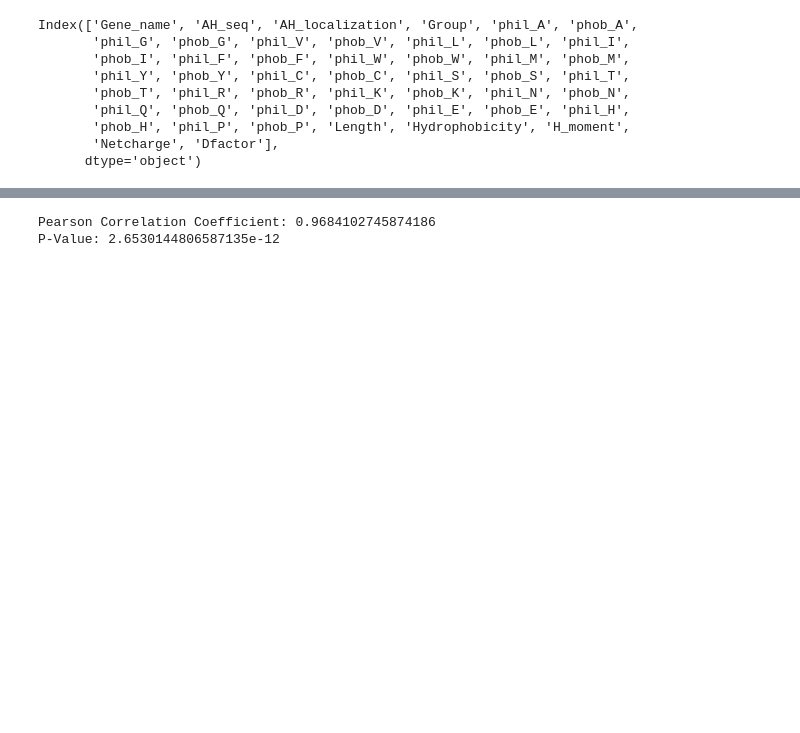
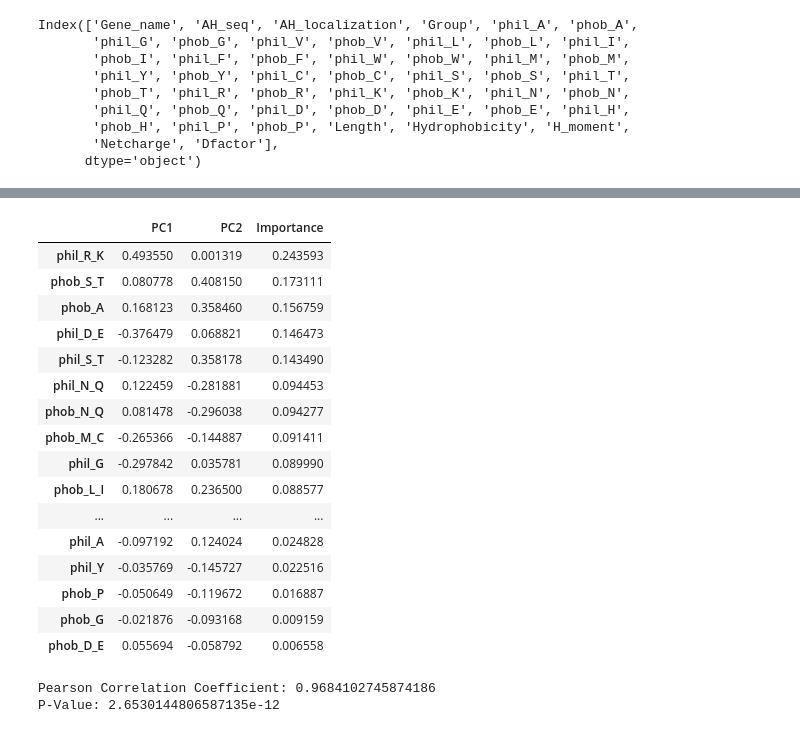
Before and after one commit to shokenlee/AH_AAcomposition, a Jupyter notebook: LDA.ipynb, the cells around one changed output, grey strips where cells are left out. Drawn from its saved outputs; the diff is of its cells as text; code cells hidden in the pictures; blank space fills up the shorter version.

```diff
--- a/LDA.ipynb
+++ b/LDA.ipynb
@@ -107,3 +136,33 @@ phil_P              -4.320653              -4.111268
+# %%
+# Extract the loadings (coefficients) of the original features in the principal components
+loadings = pca.components_.T
+
+# Convert loadings to DataFrame for better readability
+loadings_df = pd.DataFrame(loadings, index=features.columns, columns=['PC1', 'PC2'])
+
+# Calculate the importance of each feature in terms of variance explained
+# Sum of squared loadings for PC1 and PC2
+loadings_df['Importance'] = loadings_df[['PC1', 'PC2']].apply(lambda x: x**2).sum(axis=1)
+
+loadings_df.sort_values(by='Importance', ascending=False)
+# %% [output]
+|  | PC1 | PC2 | Importance |
+| phil_R_K | 0.493550 | 0.001319 | 0.243593 |
+| phob_S_T | 0.080778 | 0.408150 | 0.173111 |
+| phob_A | 0.168123 | 0.358460 | 0.156759 |
+| phil_D_E | -0.376479 | 0.068821 | 0.146473 |
+| phil_S_T | -0.123282 | 0.358178 | 0.143490 |
+| phil_N_Q | 0.122459 | -0.281881 | 0.094453 |
+| phob_N_Q | 0.081478 | -0.296038 | 0.094277 |
+| phob_M_C | -0.265366 | -0.144887 | 0.091411 |
+| phil_G | -0.297842 | 0.035781 | 0.089990 |
+| phob_L_I | 0.180678 | 0.236500 | 0.088577 |
+| ... | ... | ... | ... |
+| phil_A | -0.097192 | 0.124024 | 0.024828 |
+| phil_Y | -0.035769 | -0.145727 | 0.022516 |
+| phob_P | -0.050649 | -0.119672 | 0.016887 |
+| phob_G | -0.021876 | -0.093168 | 0.009159 |
+| phob_D_E | 0.055694 | -0.058792 | 0.006558 |
 # %%
 import scipy.stats as stats
 
```
Also changed, not shown: parts of 12 cells of this notebook.
